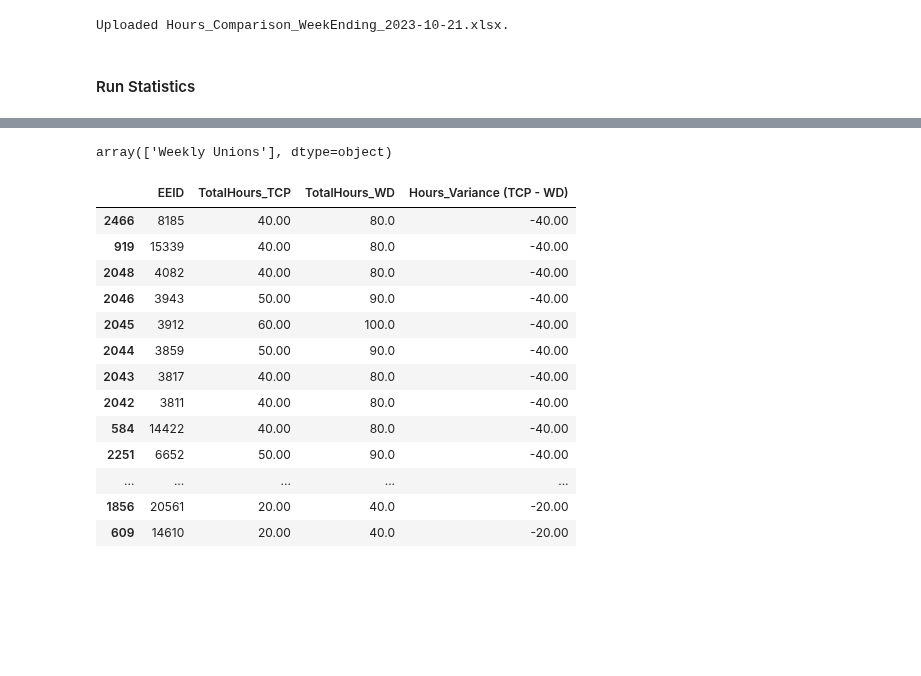
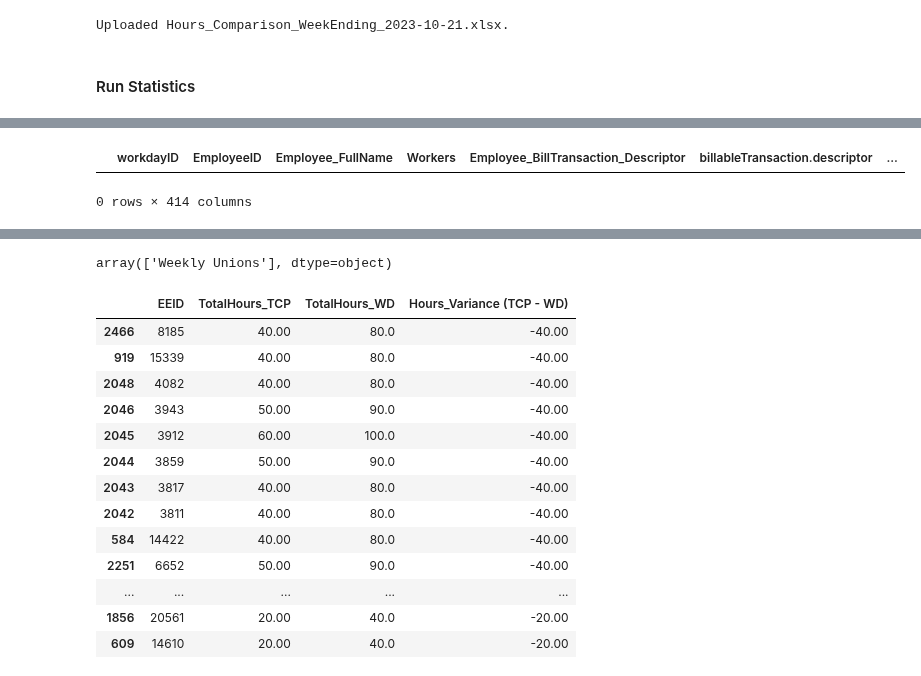
Before and after one commit to jbeachyMoss/LaborHours_Compare, a Jupyter notebook: DataValidation.ipynb, the cells around one changed output, grey strips where cells are left out. Cells and saved outputs as stored; diff of their text form; code cells hidden in the pictures; blank space fills up the shorter version.

```diff
--- a/DataValidation.ipynb
+++ b/DataValidation.ipynb
@@ -287,5 +282,9 @@ Ran on 10-23-2023 15:53:47 for Week Ending 2023-10-21
 # %%
-investigate_df = wd_pr_df_dev.loc[(wd_pr_df_dev['Workers'].str.contains('10931'))&(wd_pr_df_dev['billableTransaction.descriptor'].str.contains('10/19/2023'))]
+investigate_df = wd_pr_df_dev.loc[(wd_pr_df_dev['Workers'].str.contains('20562'))]
+investigate_df
+# %% [output]
+|  | workdayID | EmployeeID | Employee_FullName | Workers | Employee_BillTransaction_Descriptor | billableTransaction.descriptor | ... |
+0 rows × 414 columns
 # %%
 #EmployeeID, Employee_FullName, Hours
 
```
Also changed, not shown: parts of 6 cells of this notebook.
